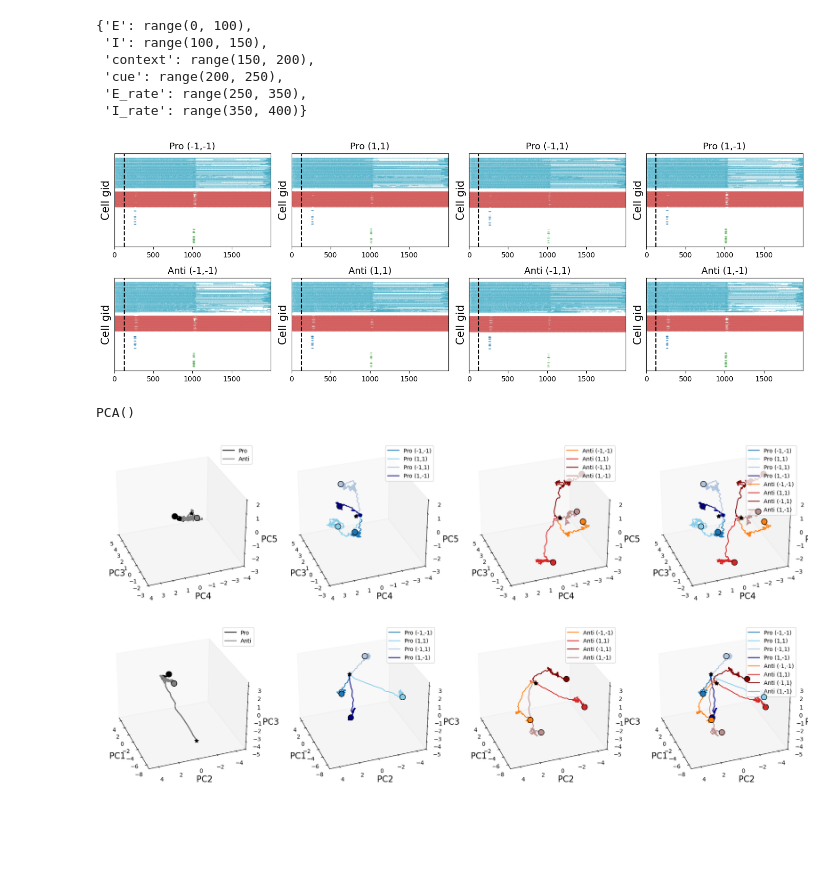
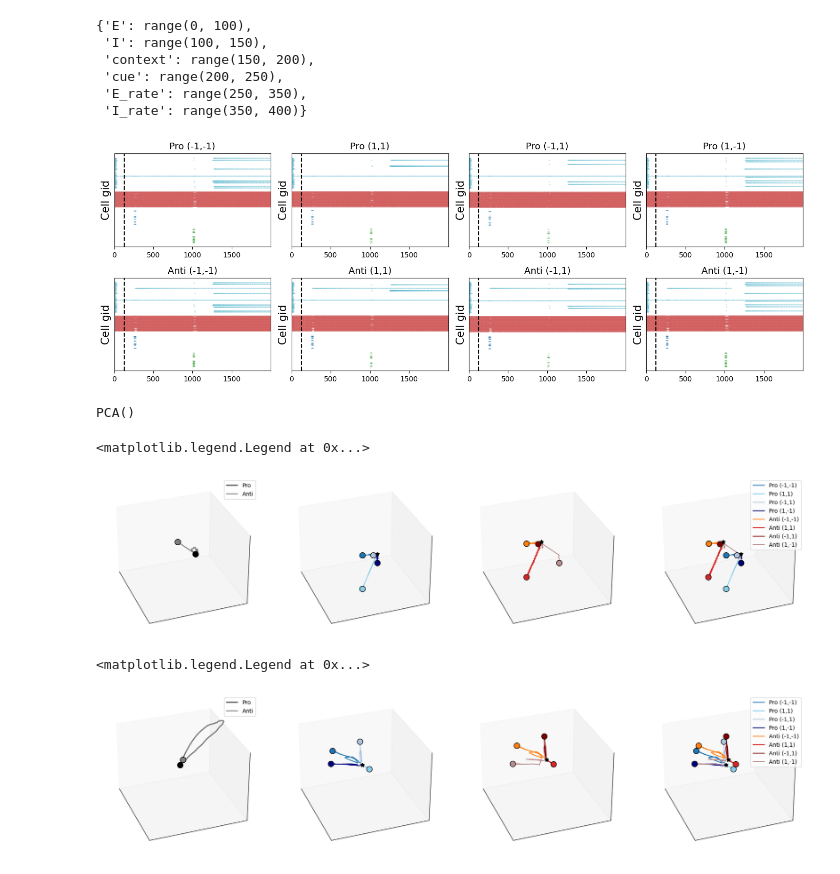
Before and after one commit to ntolley/dendractor, a Jupyter notebook: figures/plot_memorycontext_pca_trajectory.ipynb, the cells around one changed output. Saved outputs shown, nothing was run; the diff lists cells and outputs as text; code cells hidden in the pictures; blank space fills up the shorter version.

```diff
--- a/figures/plot_memorycontext_pca_trajectory.ipynb
+++ b/figures/plot_memorycontext_pca_trajectory.ipynb
@@ -48,8 +48,8 @@ print(list(random_init_dict.keys()))
 # res_dict = random_init_dict['cuedend_contextsoma']
 # res_dict = random_init_dict['cuedend_contextdend']
 
-res_dict = random_init_dict['cuesoma_contextsoma']
-# res_dict = random_init_dict['cuesoma_contextsoma_cellsoma']
+# res_dict = random_init_dict['cuesoma_contextsoma']
+res_dict = random_init_dict['cuesoma_contextsoma_cellsoma']
 
 name = res_dict['name']
 output_array = res_dict['output_array']
@@ -155,7 +174,7 @@ for plot_idx, sim_idx in enumerate(range(num_cond)):
     plt.title(input_names[plot_idx], fontsize=labelsize)
     plt.tight_layout()
 # %% [output]
-[figure, old version]
+[figure, new version]
 # %%
 pca = PCA()
 pca.fit(np.concatenate(x_train))
@@ -166,9 +185,18 @@ def make_trajectory_figure(points1, points2, points3, points4, start_idx, end_id
                            color1='C0', color2='C9', color3='C1', color4='C3',
                            label1=None, label2=None, label3=None, label4=None):
     ax.grid(False)
-    ax.set_xlabel(f'PC{dim1+1}', fontsize=labelsize)
-    ax.set_ylabel(f'PC{dim2+1}', fontsize=labelsize)
-    ax.set_zlabel(f'PC{dim3+1}', fontsize=labelsize)
+    # ax.set_xlabel(f'PC{dim1+1}', fontsize=labelsize)
+    # ax.set_ylabel(f'PC{dim2+1}', fontsize=labelsize)
+    # ax.set_zlabel(f'PC{dim3+1}', fontsize=labelsize)
+
+    ax.set_xlabel('')
+    ax.set_ylabel('')
+    ax.set_zlabel('')
+
+    ax.set_xticks([])
+    ax.set_yticks([])
+    ax.set_zticks([])
+
 
     ax.plot(points1[start_idx:end_idx,dim1], points1[start_idx:end_idx, dim2], points1[start_idx:end_idx, dim3], color=color1, label=label1)
     ax.plot(points2[start_idx:end_idx,dim1], points2[start_idx:end_idx, dim2], points2[start_idx:end_idx, dim3], color=color2, label=label2)
@@ -230,37 +258,38 @@ ax4 = fig.add_subplot(144, projection='3d')
 make_trajectory_figure(points1, points5, points1, points5, 0, cue_idx, ax1, dim1, dim2, dim3,
                        color1='k', color2='grey', color3='k', color4='grey', label1='Pro', label2='Anti')
 
 make_trajectory_figure(points1, points2, points3, points4, cue_idx, cue_idx+2000, ax2, dim1, dim2, dim3,
                        color1='C0', color2='skyblue', color3='lightsteelblue', color4='navy',
                        label1=input_names[sim_idx1], label2=input_names[sim_idx2], label3=input_names[sim_idx3], label4=input_names[sim_idx4])
 
 make_trajectory_figure(points5, points6, points7, points8, cue_idx, cue_idx+2000, ax3, dim1, dim2, dim3,
                        color1='C1', color2='C3', color3='maroon', color4='rosybrown',
                        label1=input_names[sim_idx5], label2=input_names[sim_idx6], label3=input_names[sim_idx7], label4=input_names[sim_idx8])
 
 
 make_trajectory_figure(points1, points2, points3, points4, cue_idx, cue_idx+2000, ax4, dim1, dim2, dim3,
                        color1='C0', color2='skyblue', color3='lightsteelblue', color4='navy',
                        label1=input_names[sim_idx1], label2=input_names[sim_idx2], label3=input_names[sim_idx3], label4=input_names[sim_idx4])
 
 make_trajectory_figure(points5, points6, points7, points8, cue_idx, cue_idx+2000, ax4, dim1, dim2, dim3,
                        color1='C1', color2='C3', color3='maroon', color4='rosybrown',
                        label1=input_names[sim_idx5], label2=input_names[sim_idx6], label3=input_names[sim_idx7], label4=input_names[sim_idx8])
 
 limits = [(-3, 5), (-4, 4), (-3, 2)]
 # limits = [(-9, 5), (-5, 6), (-5, 3.4)]
 for ax_plot in [ax1, ax2, ax3, ax4]:
     ax_plot.set_xlim(limits[0])
     ax_plot.set_ylim(limits[1])
     ax_plot.set_zlim(limits[2])
 
 ax1.legend(loc='upper right')
-ax2.legend(loc='upper right')
-ax3.legend(loc='upper right')
+# ax2.legend(loc='upper right')
+# ax3.legend(loc='upper right')
 ax4.legend(loc='upper right')
-plt.savefig('cuesoma_context_soma_trajectory2.svg')
+# plt.savefig('cuesoma_context_soma_trajectory2.svg')
 # %% [output]
+<matplotlib.legend.Legend at 0x...>
-[figure, old version]
+[figure, new version]
 # %%
 dim1, dim2, dim3 = 0,1,2
 
@@ -299,9 +328,10 @@ for ax_plot in [ax1, ax2, ax3, ax4]:
     ax_plot.set_zlim(limits[2])
 
 ax1.legend(loc='upper right')
-ax2.legend(loc='upper right')
-ax3.legend(loc='upper right')
+# ax2.legend(loc='upper right')
+# ax3.legend(loc='upper right')
 ax4.legend(loc='upper right')
-plt.savefig('cuesoma_context_soma_trajectory1.svg')
+# plt.savefig('cuesoma_context_soma_trajectory1.svg')
 # %% [output]
+<matplotlib.legend.Legend at 0x...>
-[figure, old version]
+[figure, new version]
```
Also changed, not shown: parts of 5 cells of this notebook, 1 other file.
